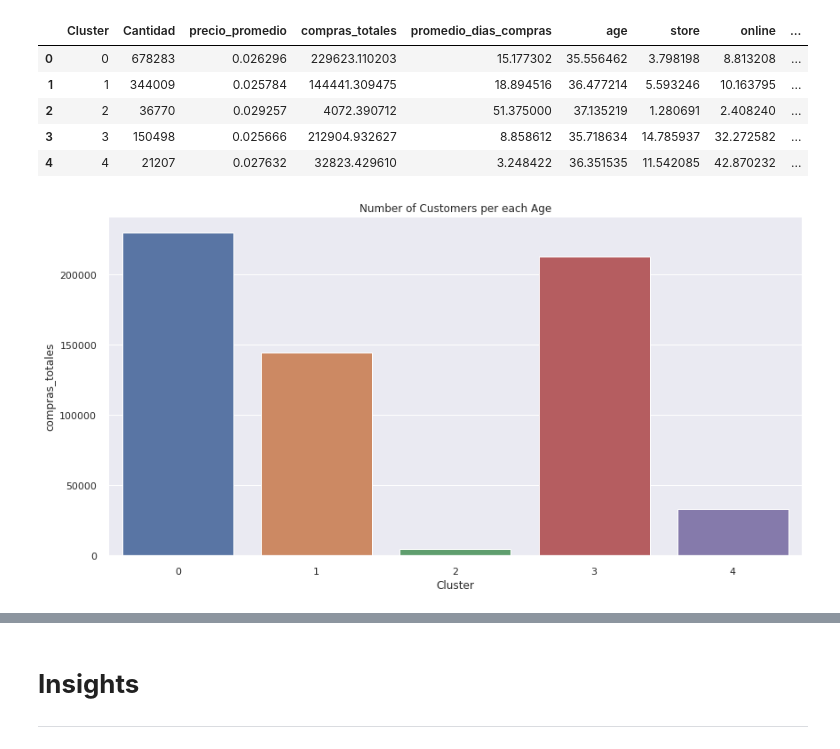
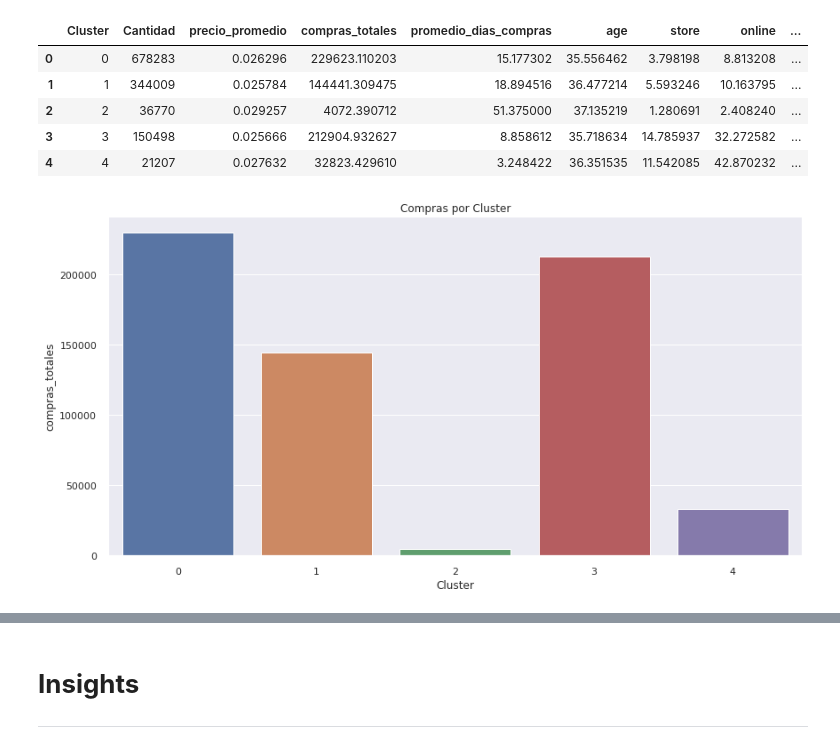
Before and after one commit to AndresPerelmuter/Customers-Segmentation---Clustering, a Jupyter notebook: Cluster_H&M.ipynb, the cells around one changed output, grey strips where cells are left out. Drawn from its saved outputs; the diff is of its cells as text; code cells hidden in the pictures.

```diff
--- a/Cluster_H&M.ipynb
+++ b/Cluster_H&M.ipynb
@@ -710,10 +713,9 @@ results
 | 4 | 4 | 21207 | 0.027632 | 32823.429610 | 3.248422 | 36.351535 | 11.542085 | 42.870232 | ... |
 # %%
 plt.figure(figsize = (14,7))
-plt.title(f'Number of Customers per each Age')
 sns.set_color_codes("pastel")
 sns.barplot(x = 'Cluster', y="compras_totales", data=results)
-
+plt.title(f'Compras por Cluster')
 plt.show()
 # %% [output]
-[figure, old version]
+[figure, new version]
```
Also changed, not shown: parts of 39 cells of this notebook.
